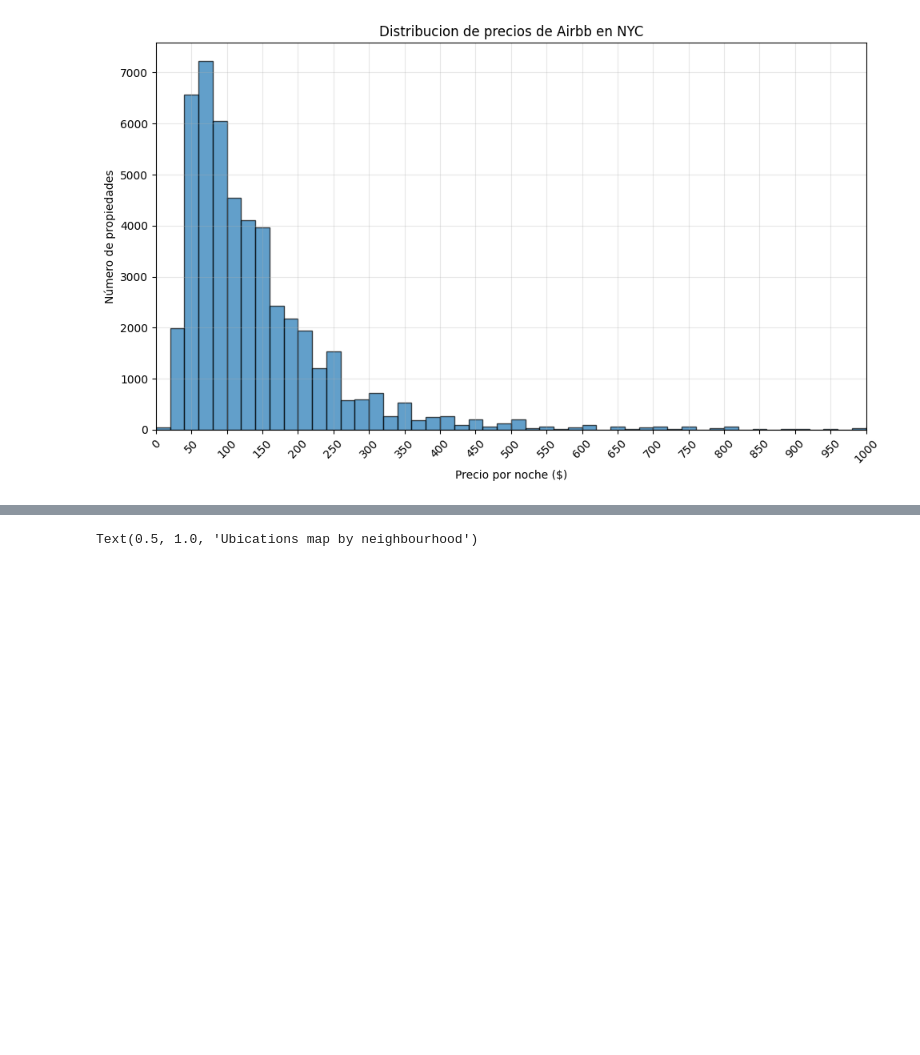
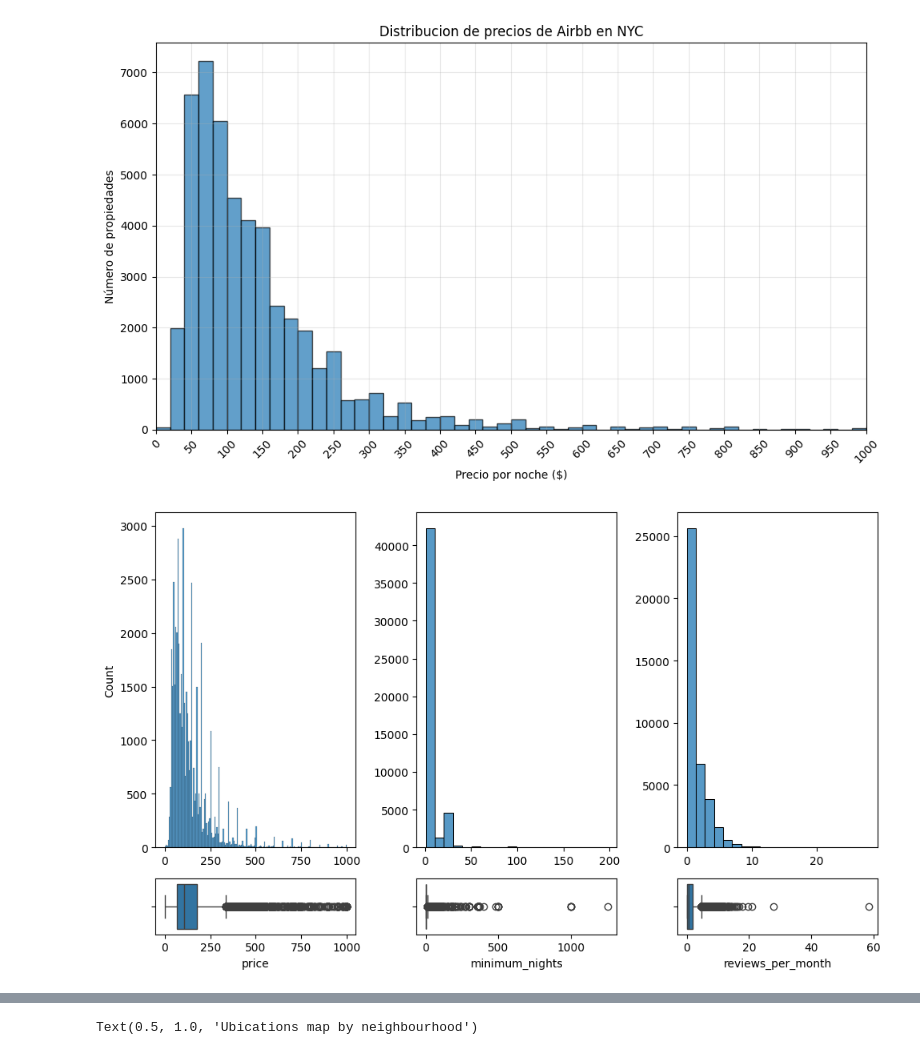
Before and after one commit to 4GeeksAcademy/kiliangil-machine-learning-python-template, a Jupyter notebook: src/explore.ipynb, the cells around one changed output, grey strips where cells are left out. Saved outputs shown, nothing was run; the diff lists cells and outputs as text; code cells hidden in the pictures; blank space fills up the shorter version.

```diff
--- a/src/explore.ipynb
+++ b/src/explore.ipynb
@@ -133,3 +177,21 @@ plt. tight_layout()
 plt.show()
 # %% [output]
 [figure]
+# %%
+#Conocer la distribución y características estadísticas de variables numéricas.
+fig, axis = plt.subplots(2, 3, figsize = (10, 6), gridspec_kw={'height_ratios': [6, 1]})
+
+sns.histplot(ax = axis[0, 0], data = df[df['price'] < 1000], x = "price").set(xlabel = None)
+sns.boxplot(ax = axis[1, 0], data = df[df['price'] < 1000], x = "price")
+
+sns.histplot(ax = axis[0, 1], data = df[df['minimum_nights'] < 200], x = "minimum_nights", bins=20).set(xlabel = None, ylabel = None)
+sns.boxplot(ax = axis[1, 1], data = df, x = "minimum_nights")
+
+sns.histplot(ax = axis[0, 2], data = df[df['reviews_per_month'] < 40], x = "reviews_per_month", bins=20).set(xlabel = None, ylabel = None)
+sns.boxplot(ax = axis[1, 2], data = df, x = "reviews_per_month")
+
+
+plt.tight_layout()
+plt.show()
+# %% [output]
+[figure, added]
```
Also changed, not shown: parts of 24 cells of this notebook.
